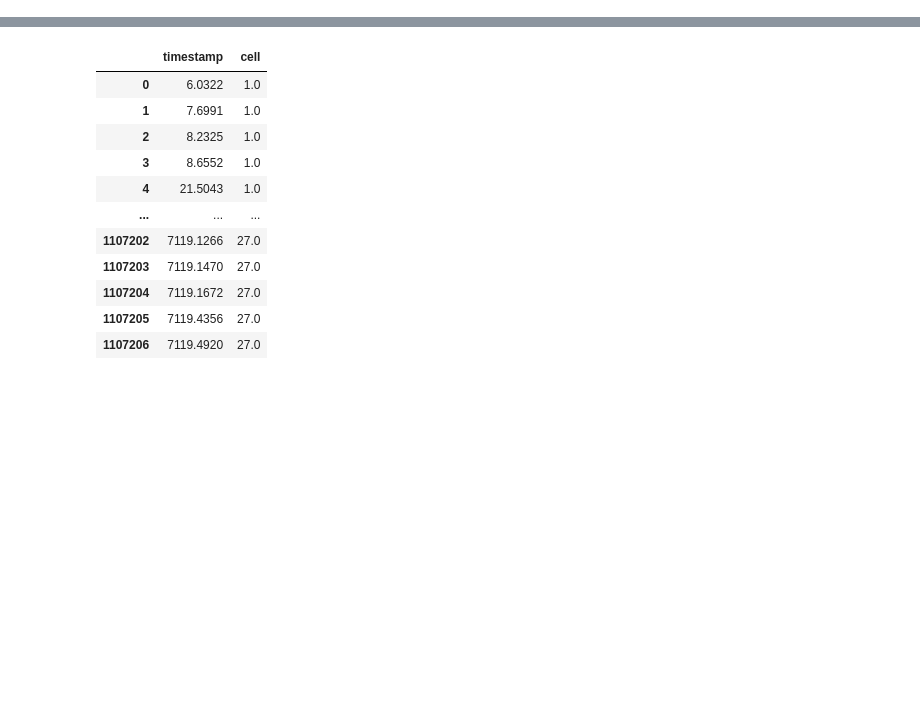
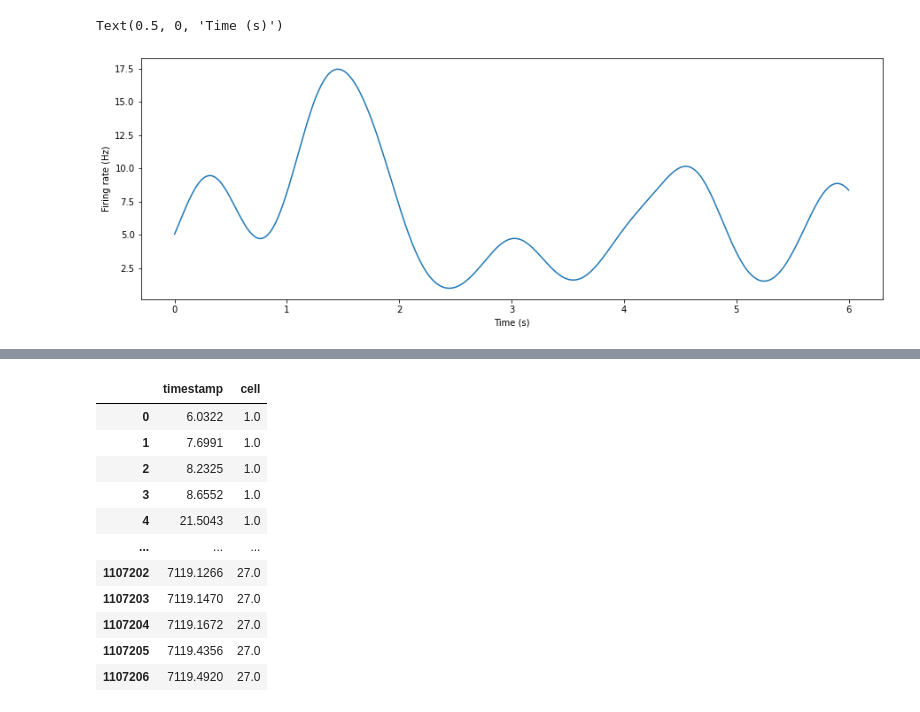
Before and after one commit to lfernandof/neural-pop-dynamics, a Jupyter notebook: projeto/exploratory_analysis.ipynb, the cells around one changed output, grey strips where cells are left out. Drawn from its saved outputs; the diff is of its cells as text; code cells hidden in the pictures; blank space fills up the shorter version.

```diff
--- a/projeto/exploratory_analysis.ipynb
+++ b/projeto/exploratory_analysis.ipynb
@@ -6,13 +7,13 @@ import matplotlib.pyplot as plt
 def time_conversion(dataset,column,conversion_factor=0.001):
     '''Converts the timestamps in the dataset from ms to seconds (0.001)'''
     dataset[column] = dataset[column]*conversion_factor
-    #dataset.loc[dataset[column].apply(lambda x: x*conversion_factor)]
     return dataset
 
 def start_interval_from_zero(dataset):
     '''Subtracts the first timestamp value from all timestamps, so spike times begin from zero onward'''
     new_zero = dataset['timestamp'].min()
-    return dataset['timestamp'].apply(lambda x: x - new_zero)
+    dataset['timestamp'] = dataset['timestamp'].apply(lambda x: x - new_zero)
+    return dataset
 
 def number_of_trials(behaviour_dataset):
     '''Returns the number of trials for a given session
@@ -20,7 +21,7 @@ def number_of_trials(behaviour_dataset):
     INPUT: a Pandas DataFrame containing the data from the Behavior.dat file of the corresponding session
     OUTPUT: the number of trials
     '''
-    return len(trials)
+    return len(behaviour_dataset)
 
 def trials_begin_end(behaviour_dataset):
     '''Returns the number of trials for a given session
@@ -59,7 +60,9 @@ def separate_into_trials(behaviour_dataset,spikes_dataset):
 
     for trial in range(number_of_trials(behaviour_dataset)):
         trial_spikes = spikes_in_interval(spikes_dataset,time_boundaries[trial][0],time_boundaries[trial][1])
+        trial_spikes = start_interval_from_zero(trial_spikes)
         trials.append(trial_spikes)
+
     return trials
 
 def build_ITIs(behaviour_dataset,spikes_dataset):
@@ -75,8 +78,27 @@ def build_ITIs(behaviour_dataset,spikes_dataset):
 
     for trial in range(number_of_trials(behaviour_dataset)-1):
         ITI_spikes = spikes_in_interval(spikes_dataset,time_boundaries[trial][1],time_boundaries[trial+1][0])
+        ITI_spikes = start_interval_from_zero(ITI_spikes)
         ITIs.append(ITI_spikes)
     return ITIs
+
+def separate_neurons(spikes_dataset,threshold = 3):
+    '''Splits the dataset into a list whose elements are the subsets comprising the spikes of each neuron
+
+    INPUT: spikes DataFrame and a threshold [int] of the minimum number of spikes for the neuron to be considered
+    OUTPUT: a list whose elements are the subsets of the spikes Dataframe (with the same structure) for each neuron
+    '''
+
+    neurons = spikes_dataset['cell'].unique()
+    split_dataset = []
+
+    for neuron in neurons:
+        #prevents neurons from less than threshold (in this case, 2) spikes from being further analysed
+        if len(spikes_dataset.loc[spikes_dataset['cell'] == neuron]) > threshold:
+            split_dataset.append(spikes_dataset.loc[spikes_dataset['cell'] == neuron])
+        #else:
+        #    print('Discarded neuron:',neuron)
+    return split_dataset
 
 def isi_estimate(spike_times):
     isi = []
@@ -106,7 +128,7 @@ def kernel_conv(kernel,current_time,spike_time,resolution):
     else:
         raise Exception("Invalid kernel.")
 
-def windowed_signal(spike_times,starting_point=0,sampling_rate=0.01,kernel='rectangular',resolution=0.1):
+def windowed_signal(spike_times,starting_point=0,sampling_rate=0.01,kernel='gaussian',resolution=1.5):
     '''
     INPUT:
     starting_point: first timepoint [float]
@@ -120,7 +142,6 @@ def windowed_signal(spike_times,starting_point=0,sampling_rate=0.01,kernel='rect
     rates: an array containing the estimated spiking rate at each timepoint [list(float)]
     '''
     current_time = starting_point
-    #sampling_rate = 0.01
     rates = []
 
     while current_time <= max(spike_times):
@@ -142,0 +272,10 @@ def windowed_signal(spike_times,starting_point=0,sampling_rate=0.01,kernel='rect
+# %%
+gauss_rates = windowed_signal(trials[0][4]['timestamp'],resolution=0.3)
+# %%
+plt.figure(figsize=(15,5))
+plt.plot(np.linspace(0,6, len(gauss_rates)),gauss_rates)
+plt.ylabel('Firing rate (Hz)')
+plt.xlabel('Time (s)')
+# %% [output]
+Text(0.5, 0, 'Time (s)')
+[figure, added]
```
Also changed, not shown: parts of 16 cells of this notebook.
